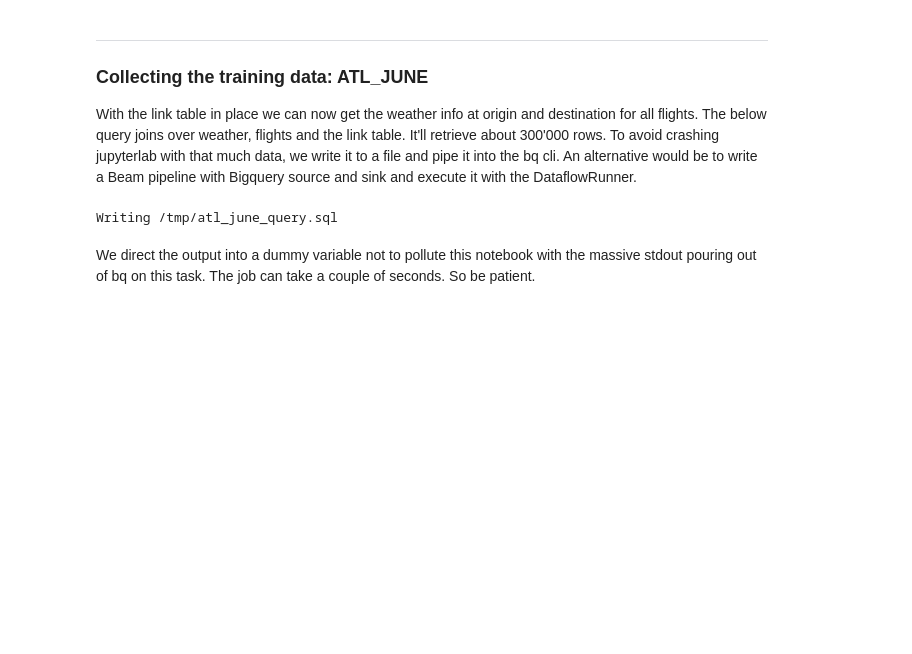
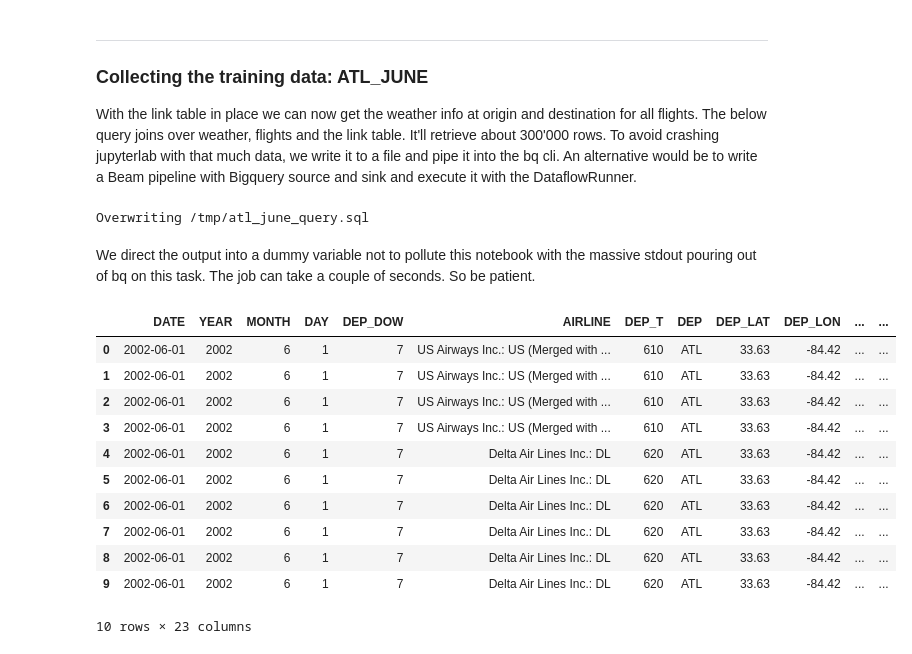
Before and after one commit to Project-Ellie/tutorials, a Jupyter notebook: kovalevskyi/Creating_ATL_JUNE.ipynb, the cells around one changed output. Saved outputs shown, nothing was run; the diff lists cells and outputs as text; code cells hidden in the pictures; blank space fills up the shorter version.

```diff
--- a/kovalevskyi/Creating_ATL_JUNE.ipynb
+++ b/kovalevskyi/Creating_ATL_JUNE.ipynb
@@ -205,7 +205,10 @@ The below query joins over weather, flights and the link table. It'll retrieve a
 # %%
 %%writefile /tmp/atl_june_query.sql
 select
-  f.date, w_dep.year, w_dep.month, w_dep.day,
+  f.date as DATE,
+  w_dep.year as YEAR,
+  w_dep.month as MONTH,
+  w_dep.day as DAY,
   extract(DAYOFWEEK from parse_date( "%Y-%m-%d", f.date)) as DEP_DOW,
 
   c.airline as AIRLINE,
@@ -257,7 +260,7 @@ order by
   f.date,
   f.departure_schedule
 # %% [output]
-Writing /tmp/atl_june_query.sql
+Overwriting /tmp/atl_june_query.sql
 # %% [markdown]
 We direct the output into a dummy variable not to pollute this notebook with the massive stdout pouring out of bq on this task. The job can take a couple of seconds. So be patient.
 # %%
@@ -264,0 +268,16 @@ _ = !cat /tmp/atl_june_query.sql | bq --location=US query --destination_table ex
+# %%
+%%bigquery
+select * from `going-tfx.examples.ATL_JUNE_RAW` limit 10
+# %% [output]
+|  | DATE | YEAR | MONTH | DAY | DEP_DOW | AIRLINE | DEP_T | DEP | DEP_LAT | DEP_LON | ... | ... |
+| 0 | 2002-06-01 | 2002 | 6 | 1 | 7 | US Airways Inc.: US (Merged with ... | 610 | ATL | 33.63 | -84.42 | ... | ... |
+| 1 | 2002-06-01 | 2002 | 6 | 1 | 7 | US Airways Inc.: US (Merged with ... | 610 | ATL | 33.63 | -84.42 | ... | ... |
+| 2 | 2002-06-01 | 2002 | 6 | 1 | 7 | US Airways Inc.: US (Merged with ... | 610 | ATL | 33.63 | -84.42 | ... | ... |
+| 3 | 2002-06-01 | 2002 | 6 | 1 | 7 | US Airways Inc.: US (Merged with ... | 610 | ATL | 33.63 | -84.42 | ... | ... |
+| 4 | 2002-06-01 | 2002 | 6 | 1 | 7 | Delta Air Lines Inc.: DL | 620 | ATL | 33.63 | -84.42 | ... | ... |
+| 5 | 2002-06-01 | 2002 | 6 | 1 | 7 | Delta Air Lines Inc.: DL | 620 | ATL | 33.63 | -84.42 | ... | ... |
+| 6 | 2002-06-01 | 2002 | 6 | 1 | 7 | Delta Air Lines Inc.: DL | 620 | ATL | 33.63 | -84.42 | ... | ... |
+| 7 | 2002-06-01 | 2002 | 6 | 1 | 7 | Delta Air Lines Inc.: DL | 620 | ATL | 33.63 | -84.42 | ... | ... |
+| 8 | 2002-06-01 | 2002 | 6 | 1 | 7 | Delta Air Lines Inc.: DL | 620 | ATL | 33.63 | -84.42 | ... | ... |
+| 9 | 2002-06-01 | 2002 | 6 | 1 | 7 | Delta Air Lines Inc.: DL | 620 | ATL | 33.63 | -84.42 | ... | ... |
+10 rows × 23 columns
```
Also changed, not shown: parts of 3 cells of this notebook, 2 other files.
